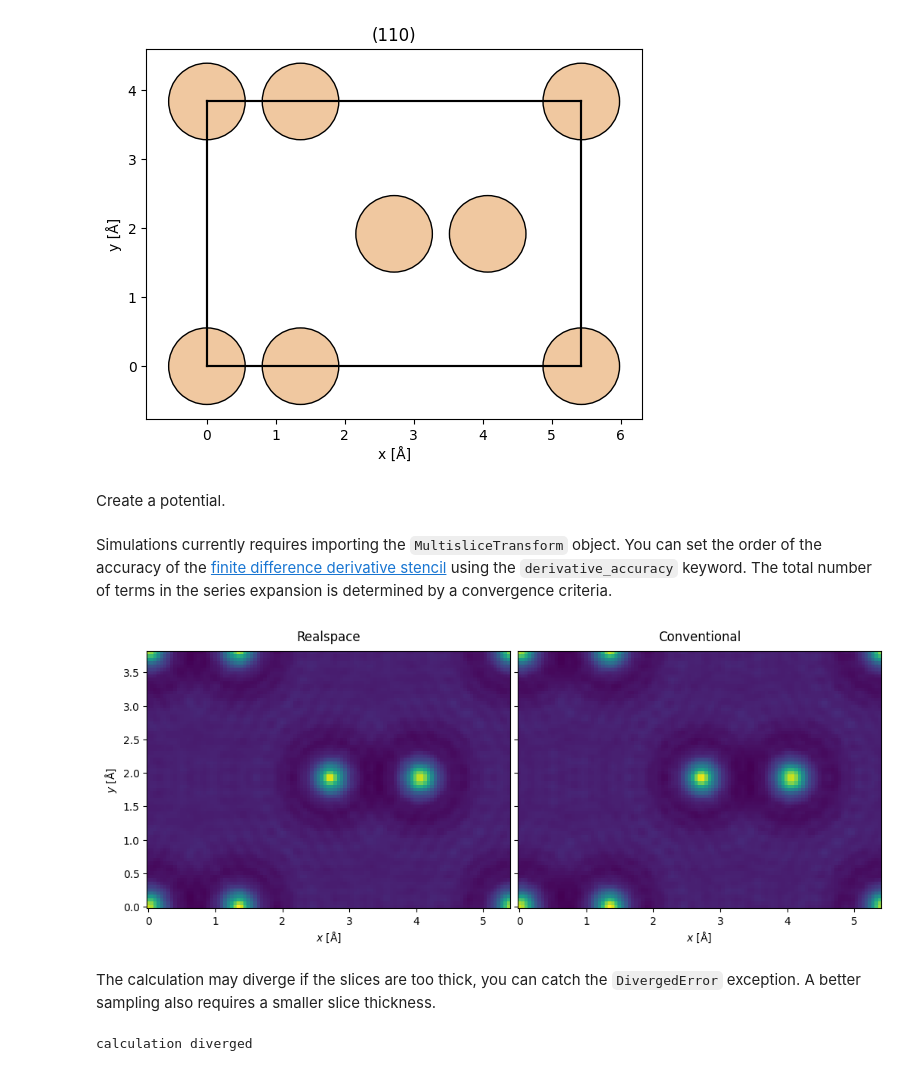
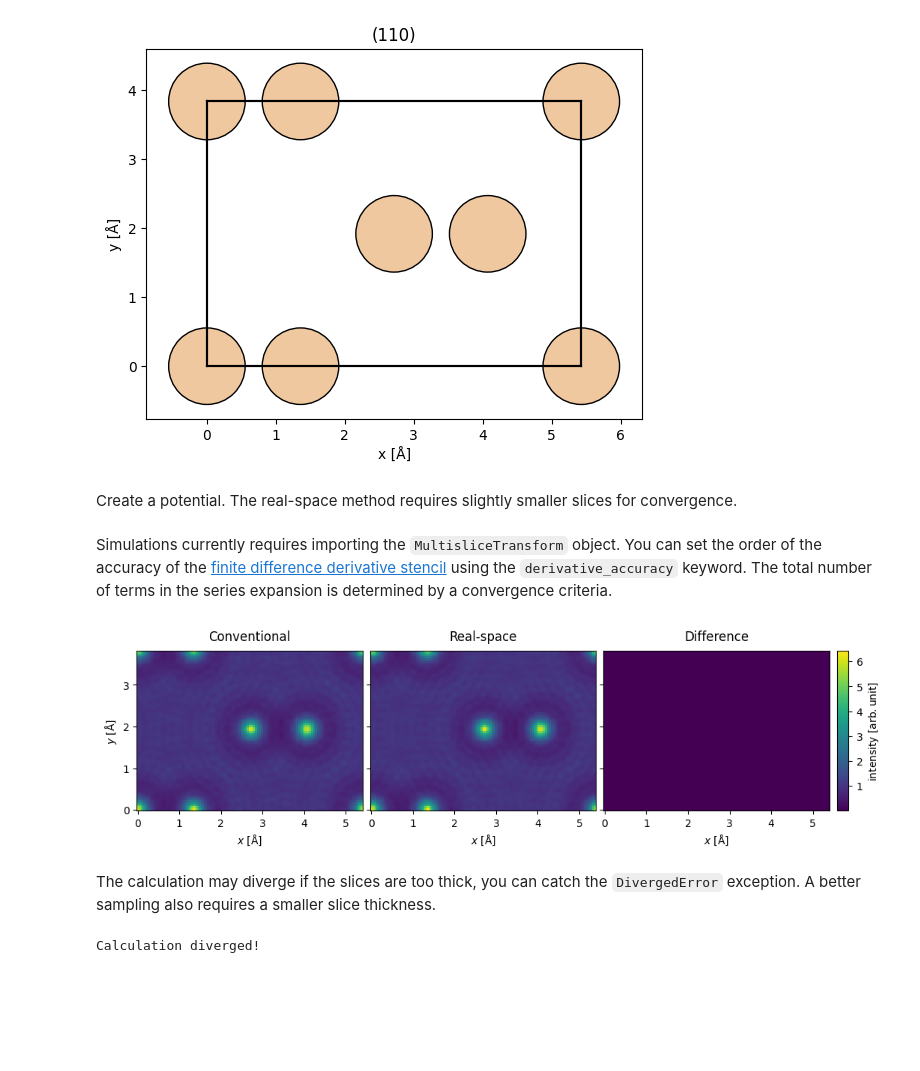
Before and after one commit to abTEM/doc, a Jupyter notebook: docs/user_guide/tutorials/real_space.ipynb, the cells around one changed output. Cells and saved outputs as stored; diff of their text form; code cells hidden in the pictures; blank space fills up the shorter version.

Commit message:
Expanded real-space multislice tutorial.

```diff
--- a/docs/user_guide/tutorials/real_space.ipynb
+++ b/docs/user_guide/tutorials/real_space.ipynb
@@ -35,7 +38,7 @@ abtem.show_atoms(
 # %% [output]
 [figure]
 # %% [markdown]
-Create a potential.
+Create a potential. The real-space method requires slightly smaller slices for convergence.
 # %%
 potential_unit = abtem.Potential(
     rotated_silicon,
@@ -52,19 +55,17 @@ Simulations currently requires importing the `MultisliceTransform` object. You c
 exit_wave_cms = plane_wave.multislice(
     potential,
     algorithm=FourierMultislice(), # default, can omit
-    lazy=False
 )
 exit_wave_rms = plane_wave.multislice(
     potential,
     algorithm=RealSpaceMultislice(),
-    lazy=False
 )
 # %%
-abtem.stack((exit_wave_rms, exit_wave_cms), ("Realspace", "Conventional")).show(
-    explode=True, figsize=(12, 4)
+abtem.stack((exit_wave_cms, exit_wave_rms, exit_wave_cms-exit_wave_rms), ("Conventional", "Real-space", "Difference")).show(
+    explode=True, figsize=(12, 4), common_color_scale=True, cbar=True
 );
 # %% [output]
-[figure, old version]
+[figure, new version]
 # %% [markdown]
 The calculation may diverge if the slices are too thick, you can catch the `DivergedError` exception. A better sampling also requires a smaller slice thickness.
 # %%
@@ -86,6 +87,6 @@ try:
         lazy=False
     )
 except DivergedError:
-    print("calculation diverged")
+    print("Calculation diverged!")
 # %% [output]
-calculation diverged
+Calculation diverged!
```
Also changed, not shown: parts of 21 cells of this notebook, 2 other files.
